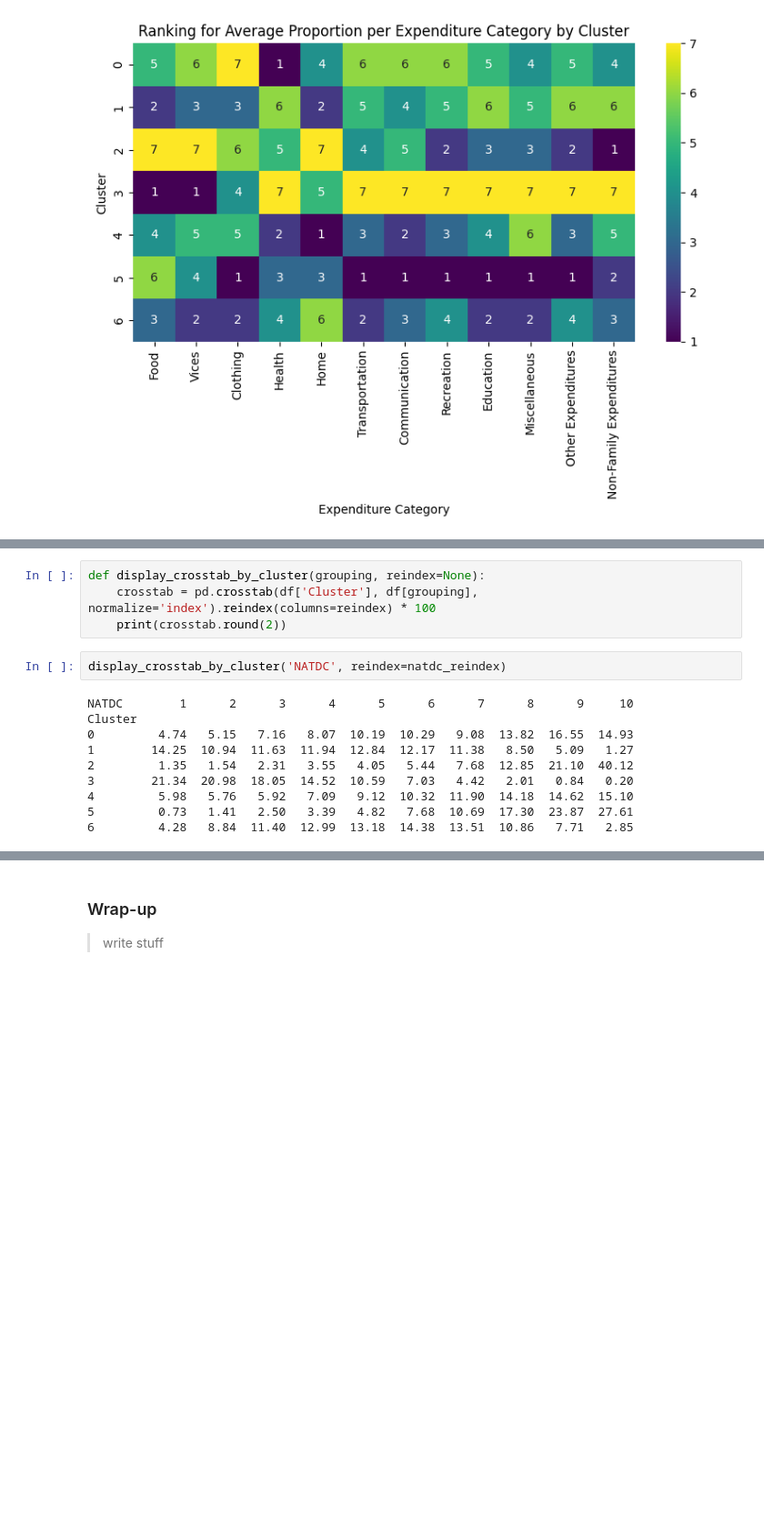
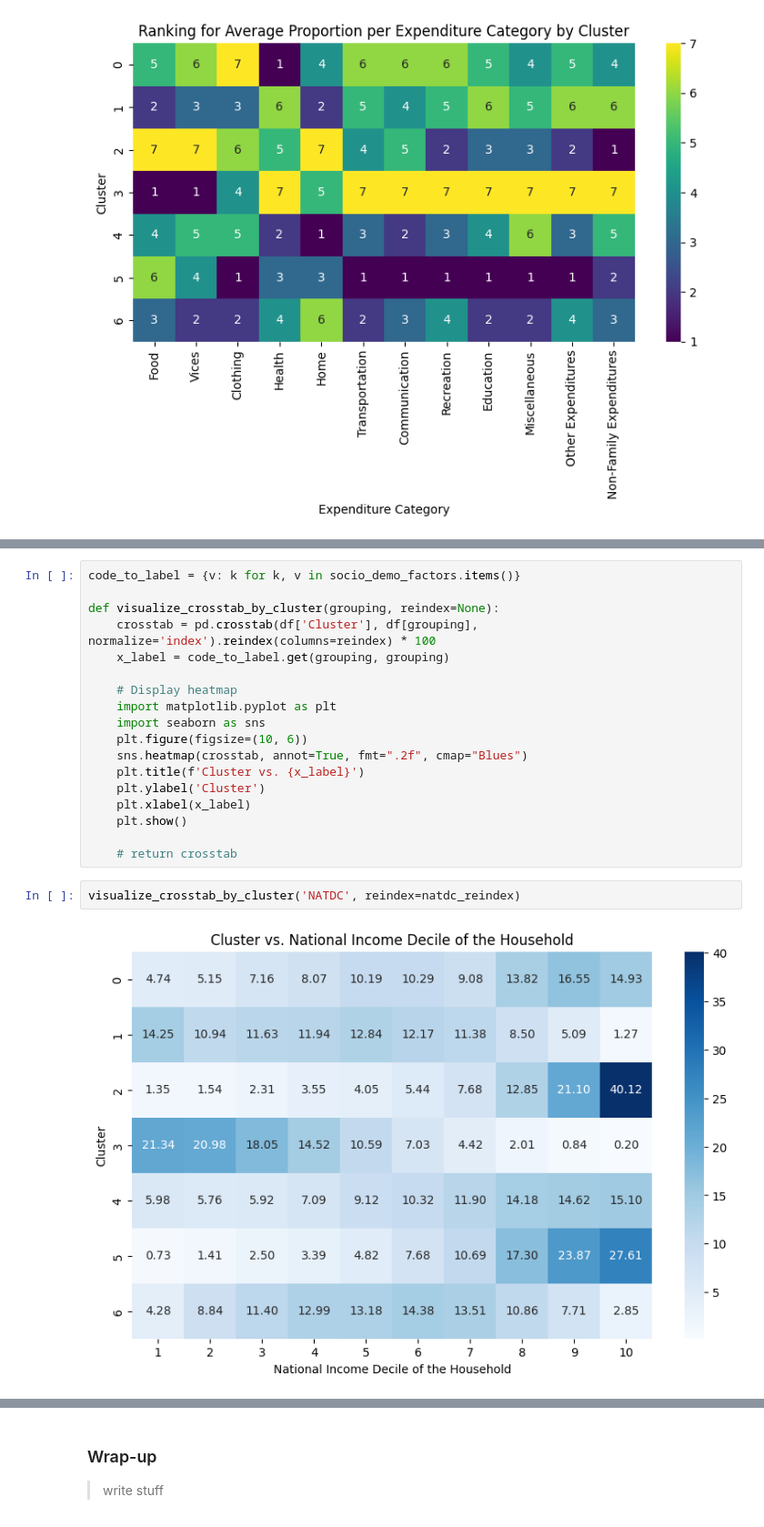
Before and after one commit to qu1r0ra/psa-dataset-analysis, a Jupyter notebook: fie-analysis.ipynb, the cells around one changed output, grey strips where cells are left out. Shown at 91% size. Saved outputs shown, nothing was run; the diff lists cells and outputs as text; blank space fills up the shorter version.

```diff
--- a/fie-analysis.ipynb
+++ b/fie-analysis.ipynb
@@ -1696,16 +1706,22 @@ In terms of *expenditure proportions*:
 # %%
-def display_crosstab_by_cluster(grouping, reindex=None):
+code_to_label = {v: k for k, v in socio_demo_factors.items()}
+
+def visualize_crosstab_by_cluster(grouping, reindex=None):
     crosstab = pd.crosstab(df['Cluster'], df[grouping], normalize='index').reindex(columns=reindex) * 100
-    print(crosstab.round(2))
+    x_label = code_to_label.get(grouping, grouping)
+
+    # Display heatmap
+    import matplotlib.pyplot as plt
+    import seaborn as sns
+    plt.figure(figsize=(10, 6))
+    sns.heatmap(crosstab, annot=True, fmt=".2f", cmap="Blues")
+    plt.title(f'Cluster vs. {x_label}')
+    plt.ylabel('Cluster')
+    plt.xlabel(x_label)
+    plt.show()
+
+    # return crosstab
 # %%
-display_crosstab_by_cluster('NATDC', reindex=natdc_reindex)
+visualize_crosstab_by_cluster('NATDC', reindex=natdc_reindex)
 # %% [output]
-NATDC        1      2      3      4      5      6      7      8      9     10
-Cluster
-0         4.74   5.15   7.16   8.07  10.19  10.29   9.08  13.82  16.55  14.93
-1        14.25  10.94  11.63  11.94  12.84  12.17  11.38   8.50   5.09   1.27
-2         1.35   1.54   2.31   3.55   4.05   5.44   7.68  12.85  21.10  40.12
-3        21.34  20.98  18.05  14.52  10.59   7.03   4.42   2.01   0.84   0.20
-4         5.98   5.76   5.92   7.09   9.12  10.32  11.90  14.18  14.62  15.10
-5         0.73   1.41   2.50   3.39   4.82   7.68  10.69  17.30  23.87  27.61
-6         4.28   8.84  11.40  12.99  13.18  14.38  13.51  10.86   7.71   2.85
+[figure, added]
```
Also changed, not shown: parts of 30 cells of this notebook.
